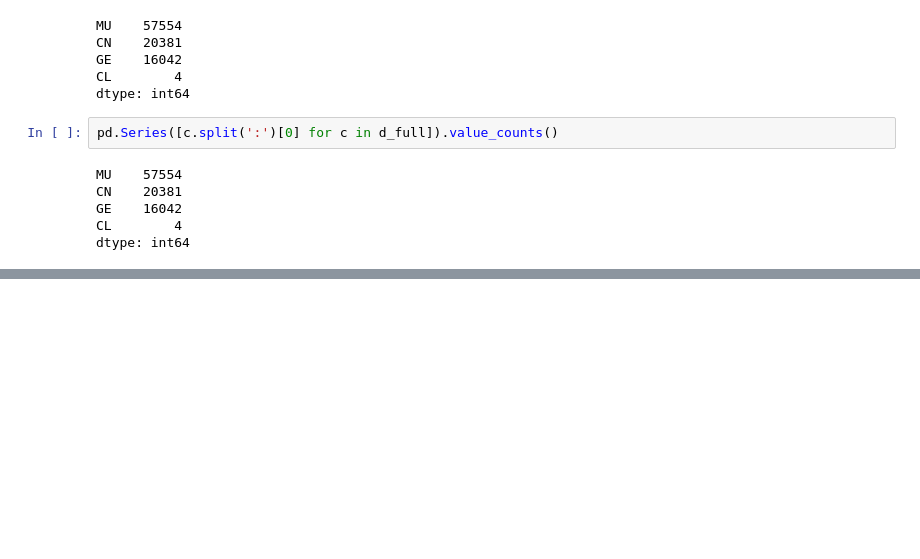
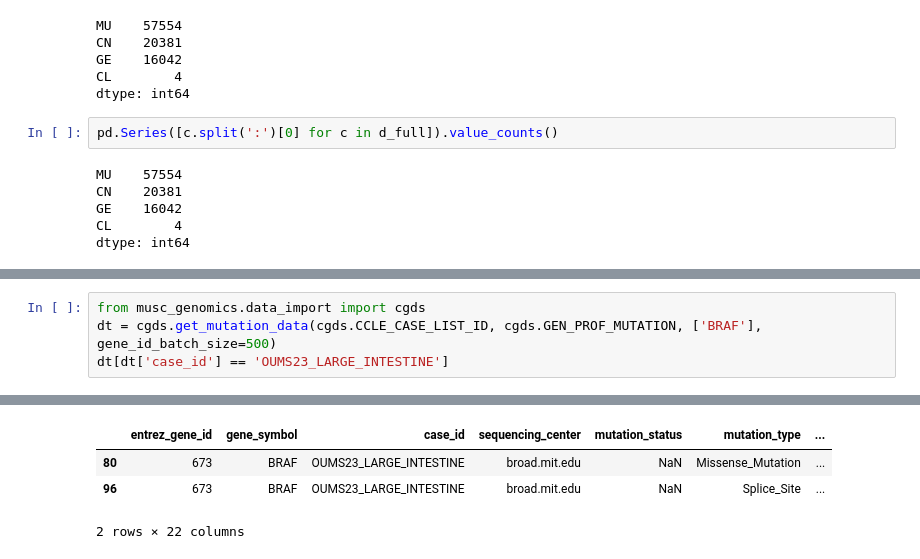
Before and after one commit to eric-czech/musc_genomics, a Jupyter notebook: src/python/notebook/prep/cgds_data_prep.ipynb, the cells around one changed output, grey strips where cells are left out. Cells and saved outputs as stored; diff of their text form; blank space fills up the shorter version.

```diff
--- a/src/python/notebook/prep/cgds_data_prep.ipynb
+++ b/src/python/notebook/prep/cgds_data_prep.ipynb
@@ -311,0 +311,5 @@ d_mu_all[d_mu_all['TUMOR_ID'] == 'EN_ENDOMETRIUM']
+# %%
+from musc_genomics.data_import import cgds
+dt = cgds.get_mutation_data(cgds.CCLE_CASE_LIST_ID, cgds.GEN_PROF_MUTATION, ['BRAF'], gene_id_batch_size=500)
+dt[dt['case_id'] == 'OUMS23_LARGE_INTESTINE']
+# %% [output]
@@ -311,0 +317,4 @@ d_mu_all[d_mu_all['TUMOR_ID'] == 'EN_ENDOMETRIUM']
+|  | entrez_gene_id | gene_symbol | case_id | sequencing_center | mutation_status | mutation_type | ... |
+| 80 | 673 | BRAF | OUMS23_LARGE_INTESTINE | broad.mit.edu | NaN | Missense_Mutation | ... |
+| 96 | 673 | BRAF | OUMS23_LARGE_INTESTINE | broad.mit.edu | NaN | Splice_Site | ... |
+2 rows × 22 columns
```
Also changed, not shown: parts of 18 cells of this notebook, 12 other files.
